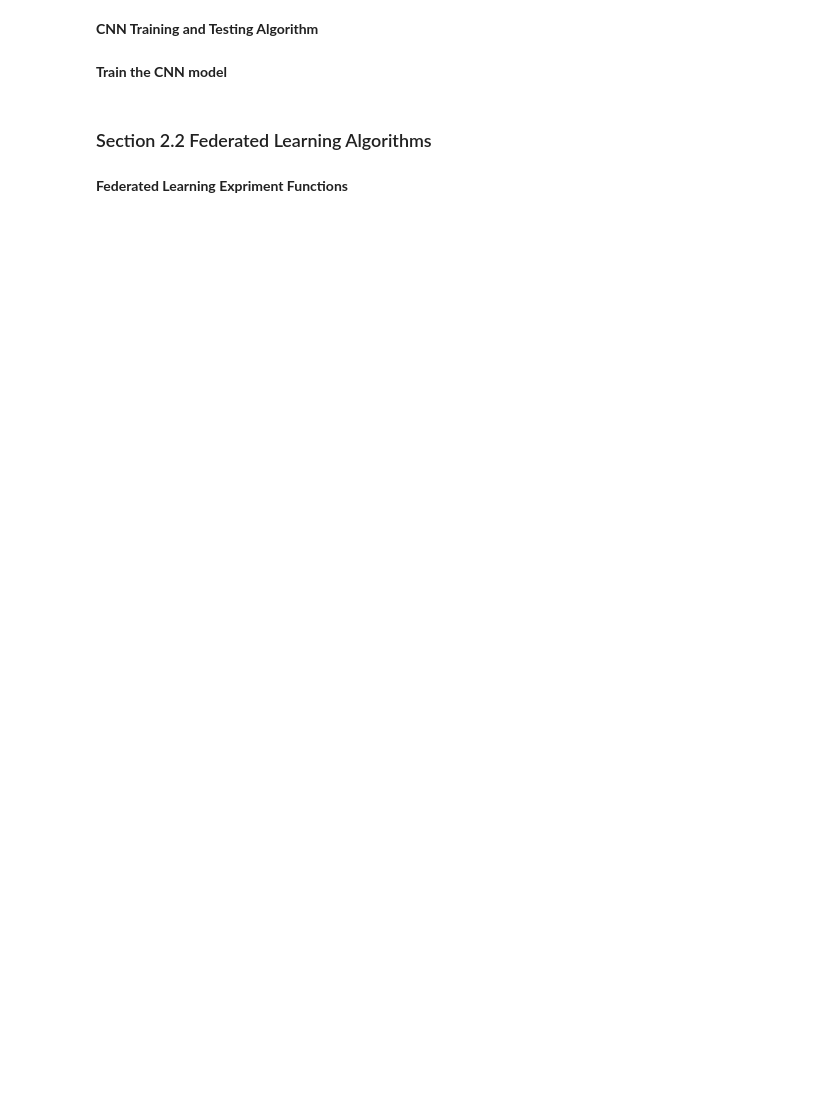
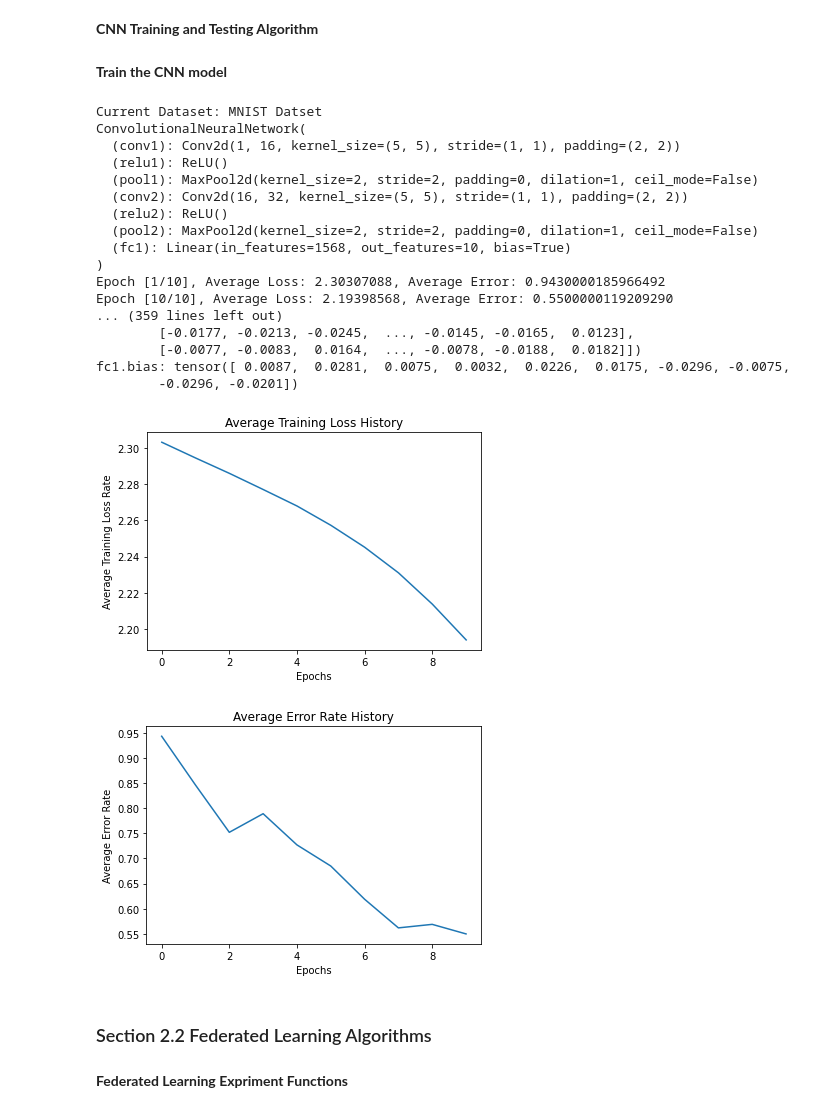
Before and after one commit to AssoStudent/FTEC4998, a Jupyter notebook: Combine.ipynb, the cells around one changed output. Drawn from its saved outputs; the diff is of its cells as text; code cells hidden in the pictures; blank space fills up the shorter version.

```diff
--- a/Combine.ipynb
+++ b/Combine.ipynb
@@ -1504,6 +1534,7 @@ def iterate_CNN_model(model, dataset_loader, num_epochs, optimizer, criterion, s
     loss_history = []
     error_history = []
     for epoch in range(num_epochs):
+        single_iteration_count = 0.00
         batch_iteration_count = 0.00
         loss_count = 0.00
         error_count = 0.00
@@ -1525,6 +1556,7 @@ def iterate_CNN_model(model, dataset_loader, num_epochs, optimizer, criterion, s
                 optimizer.step()
 
             # Record the iteration used
+            single_iteration_count += 1
             batch_iteration_count += len(y_batch)
 
             # Record the loss
@@ -1535,7 +1567,7 @@ def iterate_CNN_model(model, dataset_loader, num_epochs, optimizer, criterion, s
             error_count += (predicted != y_batch).float().sum()
 
         # Summarize the loss rate
-        loss_rate = loss_count / float(batch_iteration_count)
+        loss_rate = loss_count / float(single_iteration_count)
         loss_history.append(loss_rate)
 
         # Summarize the error rate
@@ -1544,7 +1576,7 @@ def iterate_CNN_model(model, dataset_loader, num_epochs, optimizer, criterion, s
 
         # Print the summarized loss and error every specific epochs
         if show_history is True and ((epoch + 1) % 10 == 0 or epoch == 0):
-            print(f'Epoch [{epoch+1}/{num_epochs}], Average Loss: {loss.item():.8f}, Average Error: {train_error_rate:.16f}')
+            print(f'Epoch [{epoch+1}/{num_epochs}], Average Loss: {loss_rate.item():.8f}, Average Error: {train_error_rate:.16f}')
 
     return loss_history, error_history
 
@@ -1597,20 +1629,40 @@ def fit_CNN_model(model, train_loader, test_loader, num_epochs, optimizer, crite
 # %%
 # Show Dataset Name
 print(f'Current Dataset: {dataset_name}')
 
 # Define the learning rate and number of epochs
 learning_rate = learning_rate_preset
-num_epochs = 500
+num_epochs = 10
 
 # Define neural network model, loss criterion and optimizer
 criterion = nn.CrossEntropyLoss()
 model = ConvolutionalNeuralNetwork(num_classes_preset)
 CNN_input_shape = (-1, 1, 28, 28)
 optimizer = torch.optim.SGD(model.parameters(), lr=learning_rate, weight_decay = 0)
 print(model)
 
 # Perform training
 fit_CNN_model(model, train_loader, None, num_epochs, optimizer, criterion, show_history=True)
+# %% [output]
+Current Dataset: MNIST Datset
+ConvolutionalNeuralNetwork(
+  (conv1): Conv2d(1, 16, kernel_size=(5, 5), stride=(1, 1), padding=(2, 2))
+  (relu1): ReLU()
+  (pool1): MaxPool2d(kernel_size=2, stride=2, padding=0, dilation=1, ceil_mode=False)
+  (conv2): Conv2d(16, 32, kernel_size=(5, 5), stride=(1, 1), padding=(2, 2))
+  (relu2): ReLU()
+  (pool2): MaxPool2d(kernel_size=2, stride=2, padding=0, dilation=1, ceil_mode=False)
+  (fc1): Linear(in_features=1568, out_features=10, bias=True)
+)
+Epoch [1/10], Average Loss: 2.30307088, Average Error: 0.9430000185966492
+Epoch [10/10], Average Loss: 2.19398568, Average Error: 0.5500000119209290
+... (359 lines left out)
+        [-0.0177, -0.0213, -0.0245,  ..., -0.0145, -0.0165,  0.0123],
+        [-0.0077, -0.0083,  0.0164,  ..., -0.0078, -0.0188,  0.0182]])
+fc1.bias: tensor([ 0.0087,  0.0281,  0.0075,  0.0032,  0.0226,  0.0175, -0.0296, -0.0075,
+        -0.0296, -0.0201])
+[figure, added]
+[figure, added]
 # %% [markdown]
 ### Section 2.2 Federated Learning Algorithms
 # %%
```
Also changed, not shown: parts of 6 cells of this notebook.
